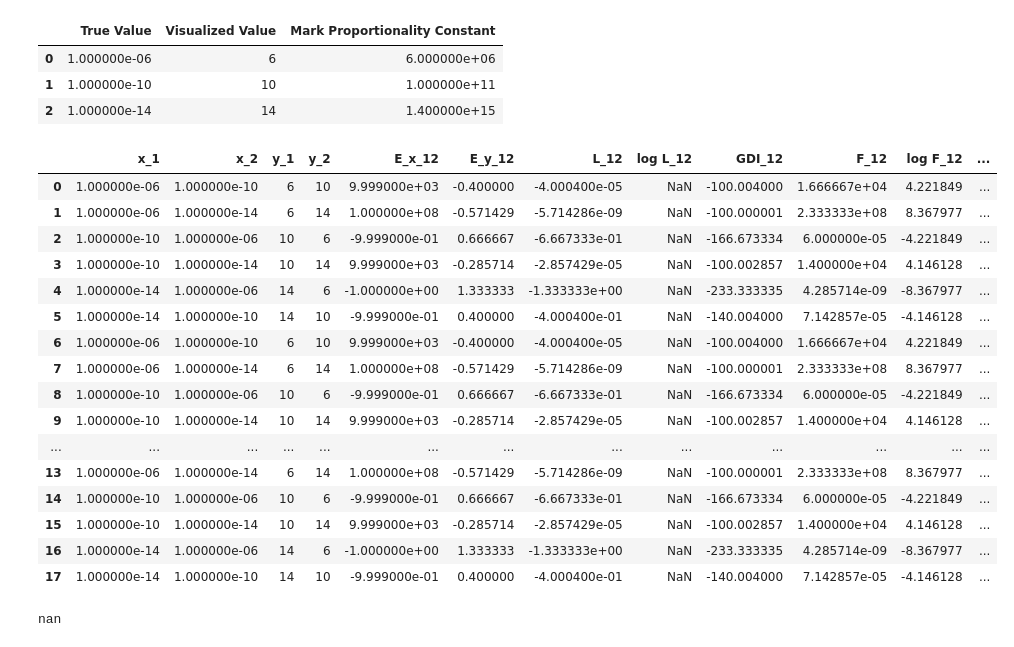
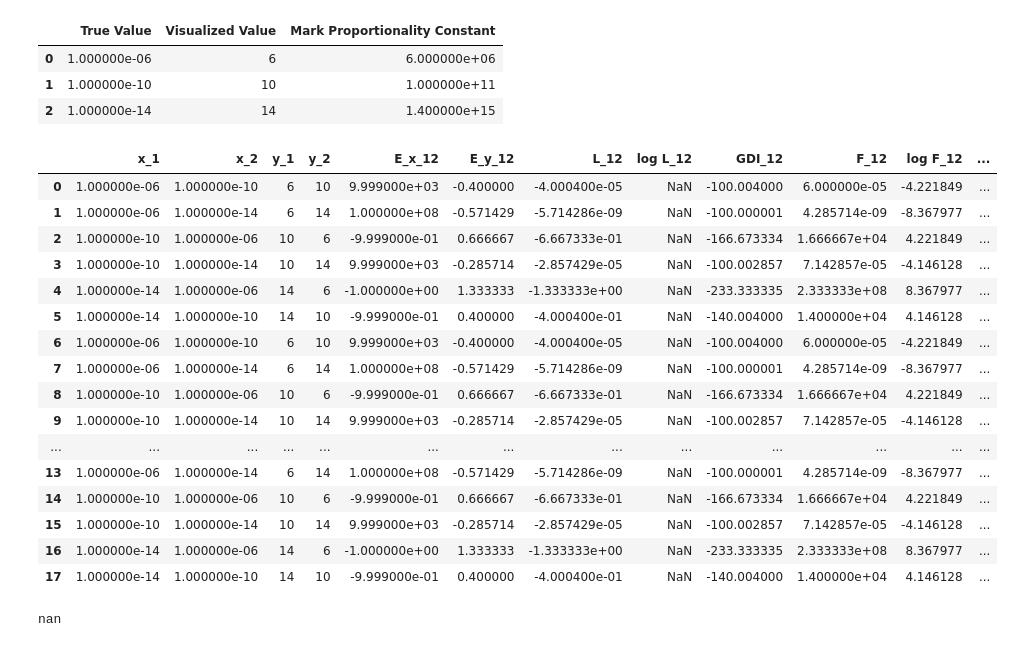
Before and after one commit to tengjuilin/misused-bar-graphs, a Jupyter notebook: analysis/bar-graph-examples.ipynb, the cells around one changed output. Drawn from its saved outputs; the diff is of its cells as text; code cells hidden in the pictures.

```diff
--- a/analysis/bar-graph-examples.ipynb
+++ b/analysis/bar-graph-examples.ipynb
@@ -124,50 +124,50 @@ for i, fig_id in enumerate(fig_ids):
     L_df_ = pd.concat(
         [
             util.perm_rel_change(df, X_LABEL),
             util.perm_rel_change(df, Y_LABEL),
         ],
         axis=1
     )
     L_df_.columns = ['x_1', 'x_2', 'y_1', 'y_2']
 
     # compute lie factor of relative change
     L_df_['E_x_12'] = (L_df_['x_1'] - L_df_['x_2']) / L_df_['x_2']
     L_df_['E_y_12'] = (L_df_['y_1'] - L_df_['y_2']) / L_df_['y_2']
     L_df_['L_12'] = L_df_['E_y_12'] / L_df_['E_x_12']
     L_df_['log L_12'] = np.log10(L_df_['L_12'])
 
     # compute GDI
     L_df_['GDI_12'] = 100 * (L_df_['L_12'] - 1)
 
     # compute lie factor of fold change
-    L_df_['F_12'] = (L_df_['x_1'] / L_df_['x_2']) / (L_df_['y_1'] / L_df_['y_2'])
+    L_df_['F_12'] = (L_df_['y_1'] / L_df_['y_2']) / (L_df_['x_1'] / L_df_['x_2'])
     L_df_['log F_12'] = np.log10(L_df_['F_12'])
 
     # compute RGD
     L_df_['RGD_12'] = L_df_['L_12'] - 1
 
     # add meta data
     L_df_list.append(L_df_)
 L_df = pd.concat(L_df_list, ignore_index=True)
 L_df
 # %% [output]
 |  | x_1 | x_2 | y_1 | y_2 | E_x_12 | E_y_12 | L_12 | log L_12 | GDI_12 | F_12 | log F_12 | ... |
-| 0 | 1.000000e-06 | 1.000000e-10 | 6 | 10 | 9.999000e+03 | -0.400000 | -4.000400e-05 | NaN | -100.004000 | 1.666667e+04 | 4.221849 | ... |
-| 1 | 1.000000e-06 | 1.000000e-14 | 6 | 14 | 1.000000e+08 | -0.571429 | -5.714286e-09 | NaN | -100.000001 | 2.333333e+08 | 8.367977 | ... |
-| 2 | 1.000000e-10 | 1.000000e-06 | 10 | 6 | -9.999000e-01 | 0.666667 | -6.667333e-01 | NaN | -166.673334 | 6.000000e-05 | -4.221849 | ... |
-| 3 | 1.000000e-10 | 1.000000e-14 | 10 | 14 | 9.999000e+03 | -0.285714 | -2.857429e-05 | NaN | -100.002857 | 1.400000e+04 | 4.146128 | ... |
-| 4 | 1.000000e-14 | 1.000000e-06 | 14 | 6 | -1.000000e+00 | 1.333333 | -1.333333e+00 | NaN | -233.333335 | 4.285714e-09 | -8.367977 | ... |
-| 5 | 1.000000e-14 | 1.000000e-10 | 14 | 10 | -9.999000e-01 | 0.400000 | -4.000400e-01 | NaN | -140.004000 | 7.142857e-05 | -4.146128 | ... |
-| 6 | 1.000000e-06 | 1.000000e-10 | 6 | 10 | 9.999000e+03 | -0.400000 | -4.000400e-05 | NaN | -100.004000 | 1.666667e+04 | 4.221849 | ... |
-| 7 | 1.000000e-06 | 1.000000e-14 | 6 | 14 | 1.000000e+08 | -0.571429 | -5.714286e-09 | NaN | -100.000001 | 2.333333e+08 | 8.367977 | ... |
-| 8 | 1.000000e-10 | 1.000000e-06 | 10 | 6 | -9.999000e-01 | 0.666667 | -6.667333e-01 | NaN | -166.673334 | 6.000000e-05 | -4.221849 | ... |
-| 9 | 1.000000e-10 | 1.000000e-14 | 10 | 14 | 9.999000e+03 | -0.285714 | -2.857429e-05 | NaN | -100.002857 | 1.400000e+04 | 4.146128 | ... |
+| 0 | 1.000000e-06 | 1.000000e-10 | 6 | 10 | 9.999000e+03 | -0.400000 | -4.000400e-05 | NaN | -100.004000 | 6.000000e-05 | -4.221849 | ... |
+| 1 | 1.000000e-06 | 1.000000e-14 | 6 | 14 | 1.000000e+08 | -0.571429 | -5.714286e-09 | NaN | -100.000001 | 4.285714e-09 | -8.367977 | ... |
+| 2 | 1.000000e-10 | 1.000000e-06 | 10 | 6 | -9.999000e-01 | 0.666667 | -6.667333e-01 | NaN | -166.673334 | 1.666667e+04 | 4.221849 | ... |
+| 3 | 1.000000e-10 | 1.000000e-14 | 10 | 14 | 9.999000e+03 | -0.285714 | -2.857429e-05 | NaN | -100.002857 | 7.142857e-05 | -4.146128 | ... |
+| 4 | 1.000000e-14 | 1.000000e-06 | 14 | 6 | -1.000000e+00 | 1.333333 | -1.333333e+00 | NaN | -233.333335 | 2.333333e+08 | 8.367977 | ... |
+| 5 | 1.000000e-14 | 1.000000e-10 | 14 | 10 | -9.999000e-01 | 0.400000 | -4.000400e-01 | NaN | -140.004000 | 1.400000e+04 | 4.146128 | ... |
+| 6 | 1.000000e-06 | 1.000000e-10 | 6 | 10 | 9.999000e+03 | -0.400000 | -4.000400e-05 | NaN | -100.004000 | 6.000000e-05 | -4.221849 | ... |
+| 7 | 1.000000e-06 | 1.000000e-14 | 6 | 14 | 1.000000e+08 | -0.571429 | -5.714286e-09 | NaN | -100.000001 | 4.285714e-09 | -8.367977 | ... |
+| 8 | 1.000000e-10 | 1.000000e-06 | 10 | 6 | -9.999000e-01 | 0.666667 | -6.667333e-01 | NaN | -166.673334 | 1.666667e+04 | 4.221849 | ... |
+| 9 | 1.000000e-10 | 1.000000e-14 | 10 | 14 | 9.999000e+03 | -0.285714 | -2.857429e-05 | NaN | -100.002857 | 7.142857e-05 | -4.146128 | ... |
 | ... | ... | ... | ... | ... | ... | ... | ... | ... | ... | ... | ... | ... |
-| 13 | 1.000000e-06 | 1.000000e-14 | 6 | 14 | 1.000000e+08 | -0.571429 | -5.714286e-09 | NaN | -100.000001 | 2.333333e+08 | 8.367977 | ... |
-| 14 | 1.000000e-10 | 1.000000e-06 | 10 | 6 | -9.999000e-01 | 0.666667 | -6.667333e-01 | NaN | -166.673334 | 6.000000e-05 | -4.221849 | ... |
-| 15 | 1.000000e-10 | 1.000000e-14 | 10 | 14 | 9.999000e+03 | -0.285714 | -2.857429e-05 | NaN | -100.002857 | 1.400000e+04 | 4.146128 | ... |
-| 16 | 1.000000e-14 | 1.000000e-06 | 14 | 6 | -1.000000e+00 | 1.333333 | -1.333333e+00 | NaN | -233.333335 | 4.285714e-09 | -8.367977 | ... |
-| 17 | 1.000000e-14 | 1.000000e-10 | 14 | 10 | -9.999000e-01 | 0.400000 | -4.000400e-01 | NaN | -140.004000 | 7.142857e-05 | -4.146128 | ... |
+| 13 | 1.000000e-06 | 1.000000e-14 | 6 | 14 | 1.000000e+08 | -0.571429 | -5.714286e-09 | NaN | -100.000001 | 4.285714e-09 | -8.367977 | ... |
+| 14 | 1.000000e-10 | 1.000000e-06 | 10 | 6 | -9.999000e-01 | 0.666667 | -6.667333e-01 | NaN | -166.673334 | 1.666667e+04 | 4.221849 | ... |
+| 15 | 1.000000e-10 | 1.000000e-14 | 10 | 14 | 9.999000e+03 | -0.285714 | -2.857429e-05 | NaN | -100.002857 | 7.142857e-05 | -4.146128 | ... |
+| 16 | 1.000000e-14 | 1.000000e-06 | 14 | 6 | -1.000000e+00 | 1.333333 | -1.333333e+00 | NaN | -233.333335 | 2.333333e+08 | 8.367977 | ... |
+| 17 | 1.000000e-14 | 1.000000e-10 | 14 | 10 | -9.999000e-01 | 0.400000 | -4.000400e-01 | NaN | -140.004000 | 1.400000e+04 | 4.146128 | ... |
 # %%
 # report
 L_df['log L_12'].median()
```
Also changed, not shown: parts of 22 cells of this notebook.
